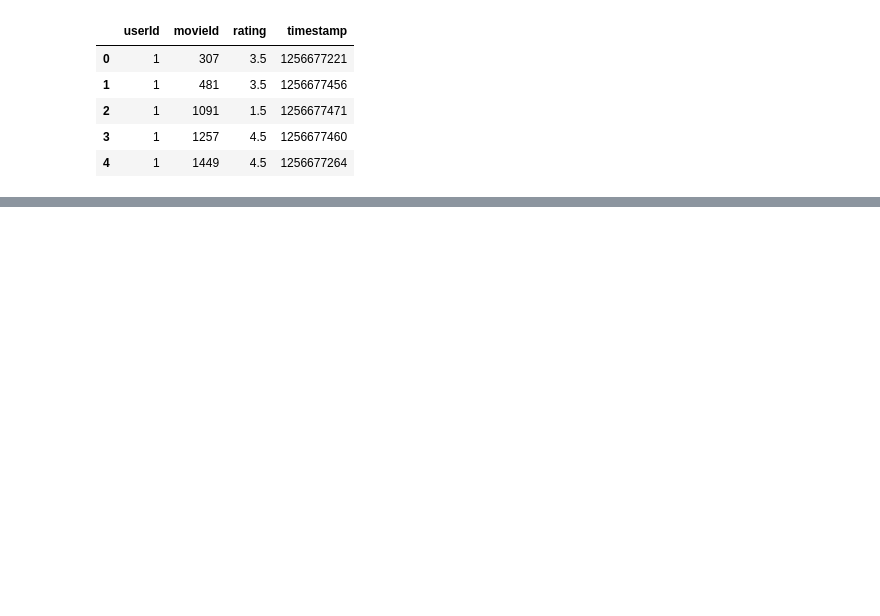
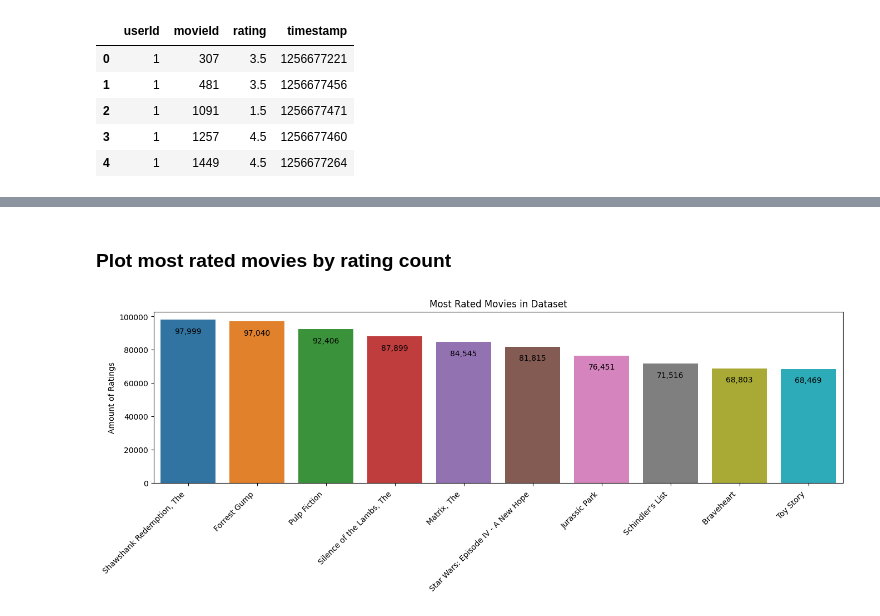
Before and after one commit to Andreas-Svensson/movie_recommender, a Jupyter notebook: data_analysis.ipynb, the cells around one changed output, grey strips where cells are left out. Drawn from its saved outputs; the diff is of its cells as text; code cells hidden in the pictures; blank space fills up the shorter version.

```diff
--- a/data_analysis.ipynb
+++ b/data_analysis.ipynb
@@ -317,0 +192,15 @@ Occurrences = 3
+# %%
+amount_of_top_movies = 10
+# %%
+head = df_ratings["movieId"].value_counts().head(amount_of_top_movies)
+
+titles, means = [], []
+
+for i in head.index:
+    titles.append(df_movies[df_movies["movieId"] == i]["title"].values[0])
+    means.append(df_ratings[df_ratings["movieId"] == i]["mean"].values[0])
+
+ratings = head.values
+
+for title, rating, mean in zip(titles, ratings, means):
+    print(f"{title} - {rating:,} Ratings ({mean:.1f} average)")
@@ -317,0 +218,15 @@ Occurrences = 3
+# %% [markdown]
+### Plot most rated movies by rating count
+# %%
+plt.figure(figsize=(16, 4))
+
+ax = sns.barplot(x = titles, y = ratings)
+
+plt.xticks(rotation = 45, ha = "right")
+
+for p in ax.containers: # show averages with 2 decimals on each bar
+    ax.bar_label(p, labels=[f"{val:,.0f}" for val in p.datavalues], padding=-20)
+
+ax.set(title = "Most Rated Movies in Dataset", ylabel = "Amount of Ratings");
+# %% [output]
+[figure, added]
```
Also changed, not shown: parts of 73 cells of this notebook.
